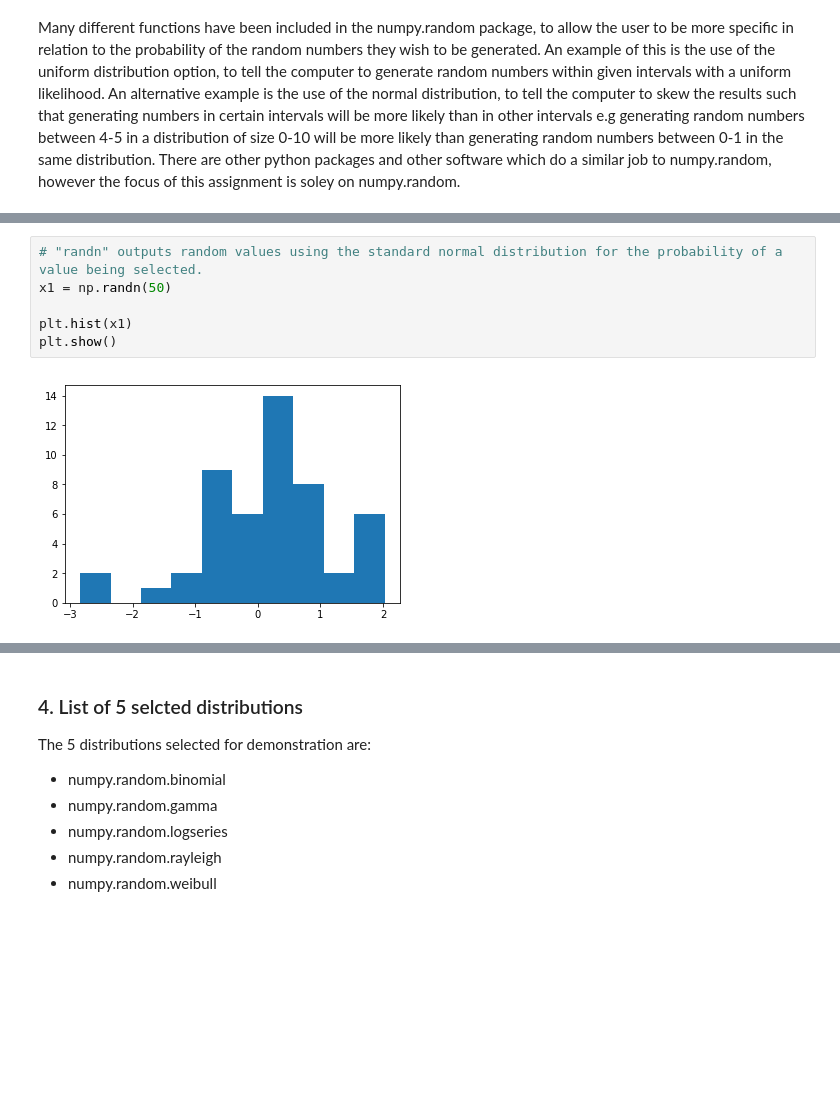
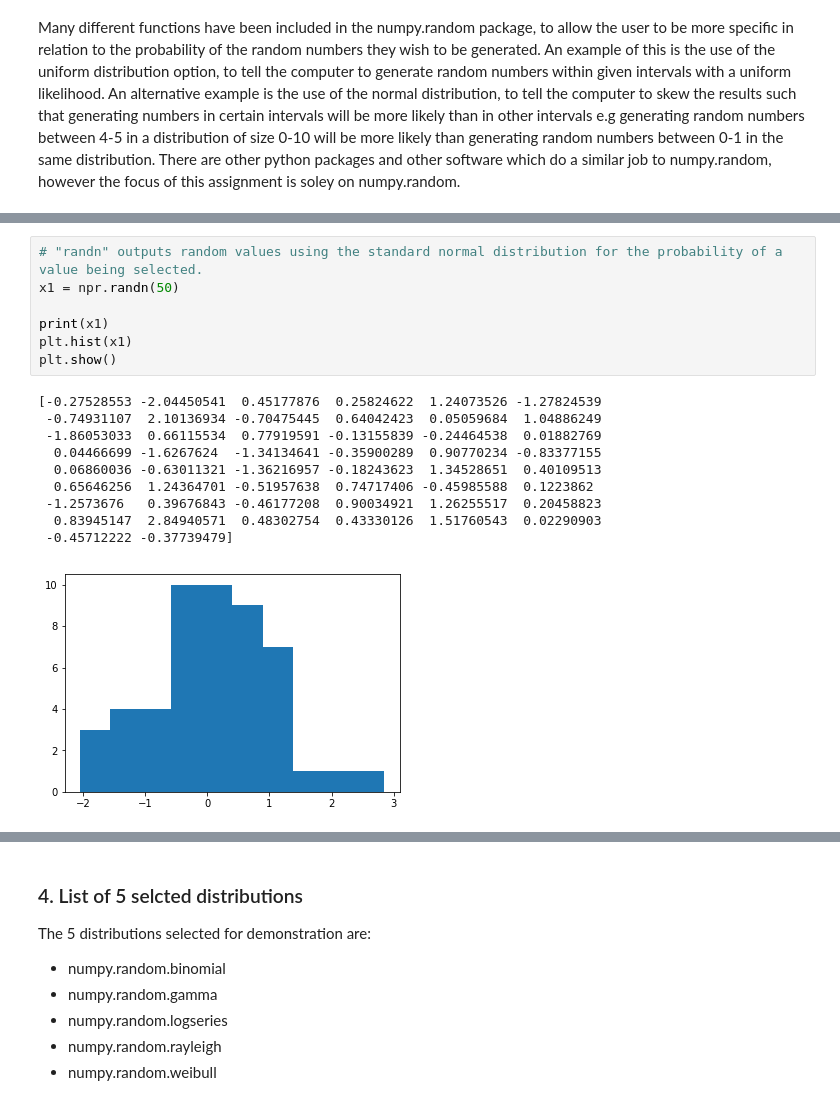
Before and after one commit to G00364756/52465---Programming-for-Data-Analysis---Assignments, a Jupyter notebook: Numpy Investigation.ipynb, the cells around one changed output, grey strips where cells are left out. Drawn from its saved outputs; the diff is of its cells as text; blank space fills up the shorter version.

```diff
--- a/Numpy Investigation.ipynb
+++ b/Numpy Investigation.ipynb
@@ -56,8 +95,18 @@ plt.show()
 # %%
 # "randn" outputs random values using the standard normal distribution for the probability of a value being selected.
-x1 = np.randn(50)
+x1 = npr.randn(50)
 
+print(x1)
 plt.hist(x1)
 plt.show()
 # %% [output]
+[-0.27528553 -2.04450541  0.45177876  0.25824622  1.24073526 -1.27824539
+ -0.74931107  2.10136934 -0.70475445  0.64042423  0.05059684  1.04886249
+ -1.86053033  0.66115534  0.77919591 -0.13155839 -0.24464538  0.01882769
+  0.04466699 -1.6267624  -1.34134641 -0.35900289  0.90770234 -0.83377155
+  0.06860036 -0.63011321 -1.36216957 -0.18243623  1.34528651  0.40109513
+  0.65646256  1.24364701 -0.51957638  0.74717406 -0.45985588  0.1223862
+ -1.2573676   0.39676843 -0.46177208  0.90034921  1.26255517  0.20458823
+  0.83945147  2.84940571  0.48302754  0.43330126  1.51760543  0.02290903
+ -0.45712222 -0.37739479]
-[figure, old version]
+[figure, new version]
```
Also changed, not shown: parts of 30 cells of this notebook, 4 other files.
